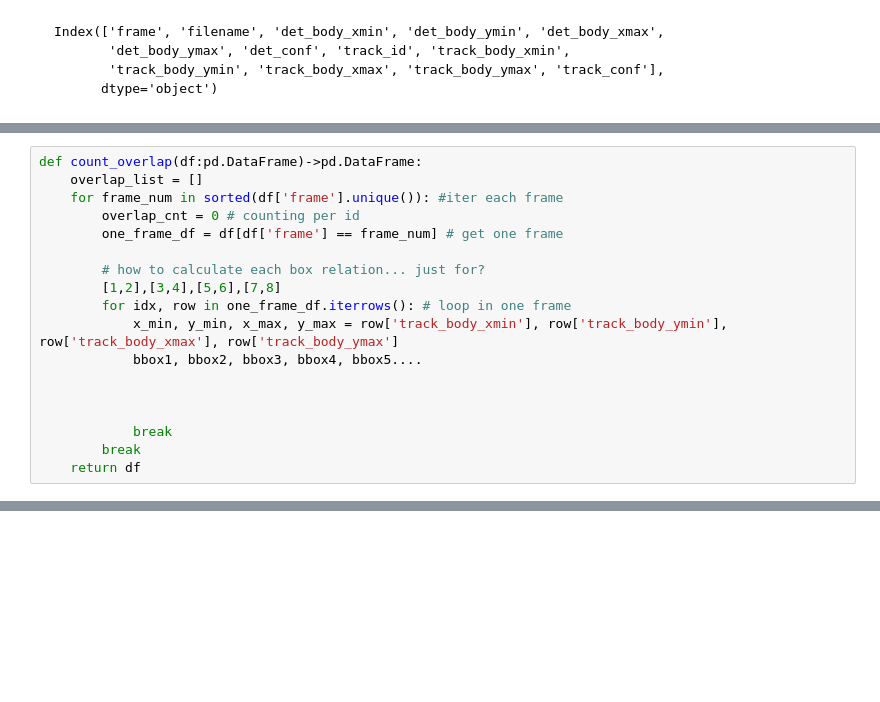
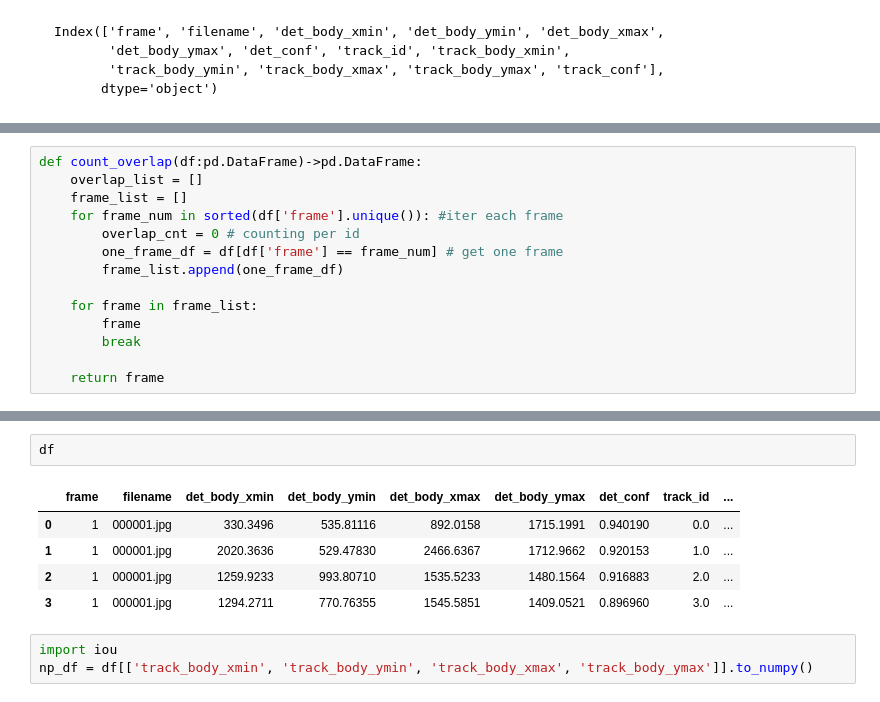
Before and after one commit to boostcampaitech4lv23cv1/final-project-level3-cv-04, a Jupyter notebook: mmtracking/utils/Postprocesser.ipynb, the cells around one changed output, grey strips where cells are left out. Cells and saved outputs as stored; diff of their text form; blank space fills up the shorter version.

```diff
--- a/mmtracking/utils/Postprocesser.ipynb
+++ b/mmtracking/utils/Postprocesser.ipynb
@@ -102,20 +146,16 @@ Index(['frame', 'filename', 'det_body_xmin', 'det_body_ymin', 'det_body_xmax',
 # %%
 def count_overlap(df:pd.DataFrame)->pd.DataFrame:
     overlap_list = []
+    frame_list = []
     for frame_num in sorted(df['frame'].unique()): #iter each frame
         overlap_cnt = 0 # counting per id
         one_frame_df = df[df['frame'] == frame_num] # get one frame
+        frame_list.append(one_frame_df)
 
-        # how to calculate each box relation... just for?
-        [1,2],[3,4],[5,6],[7,8]
-        for idx, row in one_frame_df.iterrows(): # loop in one frame
-            x_min, y_min, x_max, y_max = row['track_body_xmin'], row['track_body_ymin'], row['track_body_xmax'], row['track_body_ymax']
-            bbox1, bbox2, bbox3, bbox4, bbox5....
+    for frame in frame_list:
+        frame
+        break
 
-
-
-            break
-        break
-    return df
+    return frame
 # %%
 df = pd.read_csv("/opt/ml/final-project-level3-cv-04/test_PATH/postprocessed_df1.csv", index_col=0)
@@ -123,0 +165,11 @@ print()
+# %%
+df
+# %% [output]
+|  | frame | filename | det_body_xmin | det_body_ymin | det_body_xmax | det_body_ymax | det_conf | track_id | ... |
+| 0 | 1 | 000001.jpg | 330.3496 | 535.81116 | 892.0158 | 1715.1991 | 0.940190 | 0.0 | ... |
+| 1 | 1 | 000001.jpg | 2020.3636 | 529.47830 | 2466.6367 | 1712.9662 | 0.920153 | 1.0 | ... |
+| 2 | 1 | 000001.jpg | 1259.9233 | 993.80710 | 1535.5233 | 1480.1564 | 0.916883 | 2.0 | ... |
+| 3 | 1 | 000001.jpg | 1294.2711 | 770.76355 | 1545.5851 | 1409.0521 | 0.896960 | 3.0 | ... |
+# %%
+import iou
+np_df = df[['track_body_xmin', 'track_body_ymin', 'track_body_xmax', 'track_body_ymax']].to_numpy()
```
Also changed, not shown: parts of 9 cells of this notebook, 7 other files.
